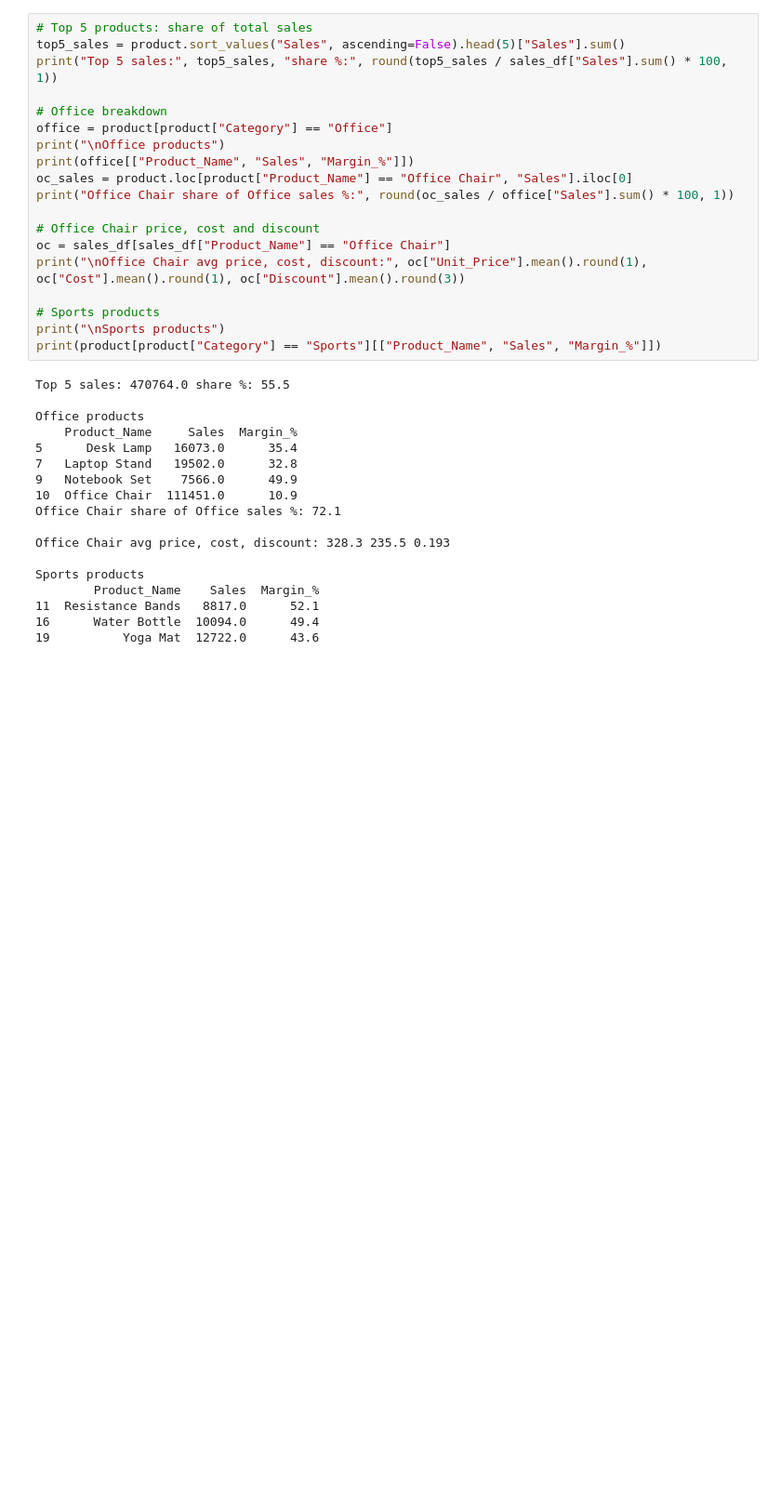
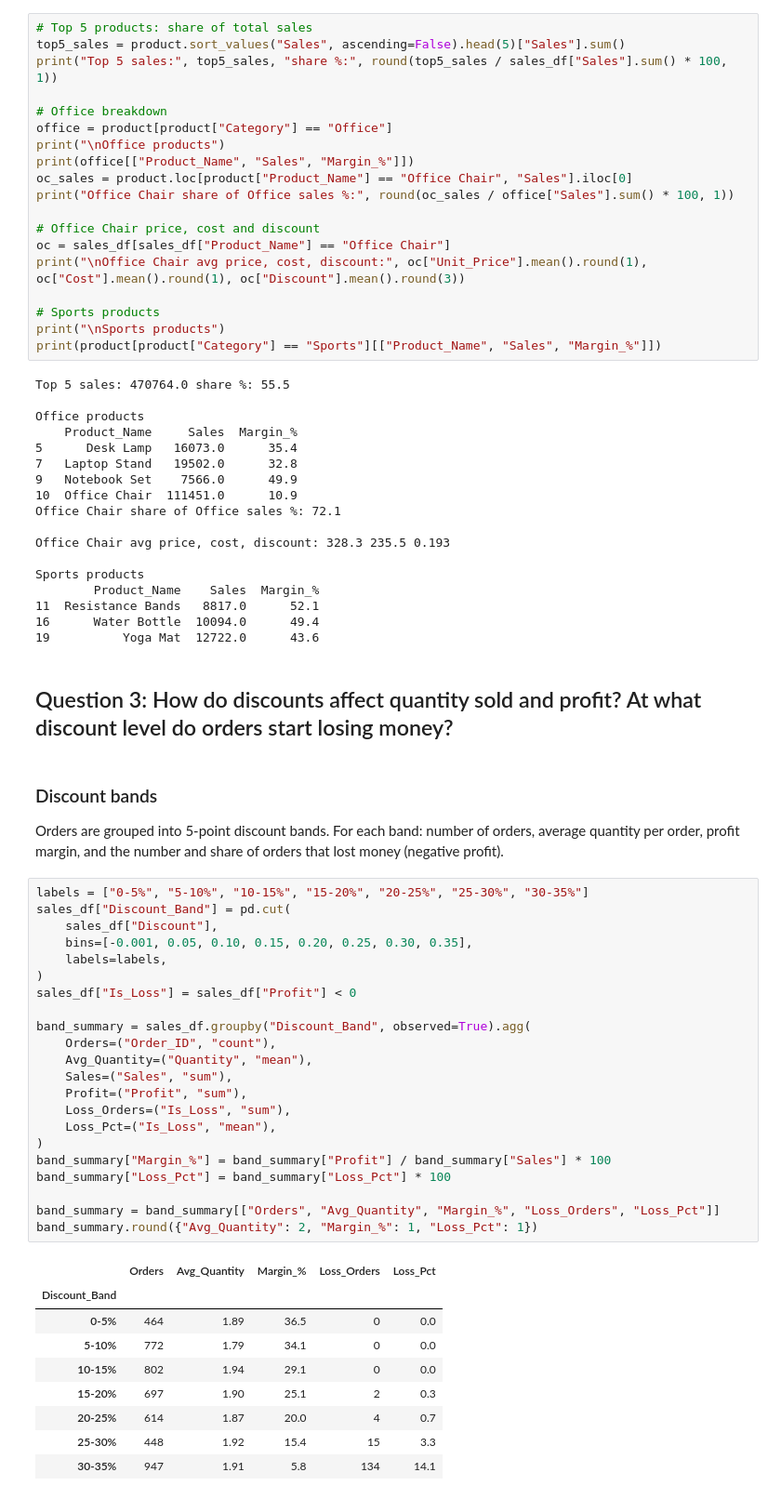
Before and after one commit to ariful3551/Ecommerce-Orders-Analysis, a Jupyter notebook: notebooks/04_business_questions.ipynb, the cells around one changed output. Shown at 93% size. Saved outputs shown, nothing was run; the diff lists cells and outputs as text; blank space fills up the shorter version.

```diff
--- a/notebooks/04_business_questions.ipynb
+++ b/notebooks/04_business_questions.ipynb
@@ -177,3 +177,40 @@ Sports products
 11  Resistance Bands   8817.0      52.1
 16      Water Bottle  10094.0      49.4
 19          Yoga Mat  12722.0      43.6
+# %% [markdown]
+## Question 3: How do discounts affect quantity sold and profit? At what discount level do orders start losing money?
+# %% [markdown]
+### Discount bands
+Orders are grouped into 5-point discount bands. For each band: number of orders, average quantity per order, profit margin, and the number and share of orders that lost money (negative profit).
+# %%
+labels = ["0-5%", "5-10%", "10-15%", "15-20%", "20-25%", "25-30%", "30-35%"]
+sales_df["Discount_Band"] = pd.cut(
+    sales_df["Discount"],
+    bins=[-0.001, 0.05, 0.10, 0.15, 0.20, 0.25, 0.30, 0.35],
+    labels=labels,
+)
+sales_df["Is_Loss"] = sales_df["Profit"] < 0
+
+band_summary = sales_df.groupby("Discount_Band", observed=True).agg(
+    Orders=("Order_ID", "count"),
+    Avg_Quantity=("Quantity", "mean"),
+    Sales=("Sales", "sum"),
+    Profit=("Profit", "sum"),
+    Loss_Orders=("Is_Loss", "sum"),
+    Loss_Pct=("Is_Loss", "mean"),
+)
+band_summary["Margin_%"] = band_summary["Profit"] / band_summary["Sales"] * 100
+band_summary["Loss_Pct"] = band_summary["Loss_Pct"] * 100
+
+band_summary = band_summary[["Orders", "Avg_Quantity", "Margin_%", "Loss_Orders", "Loss_Pct"]]
+band_summary.round({"Avg_Quantity": 2, "Margin_%": 1, "Loss_Pct": 1})
+# %% [output]
+|  | Orders | Avg_Quantity | Margin_% | Loss_Orders | Loss_Pct |
+| Discount_Band |  |  |  |  |  |
+| 0-5% | 464 | 1.89 | 36.5 | 0 | 0.0 |
+| 5-10% | 772 | 1.79 | 34.1 | 0 | 0.0 |
+| 10-15% | 802 | 1.94 | 29.1 | 0 | 0.0 |
+| 15-20% | 697 | 1.90 | 25.1 | 2 | 0.3 |
+| 20-25% | 614 | 1.87 | 20.0 | 4 | 0.7 |
+| 25-30% | 448 | 1.92 | 15.4 | 15 | 3.3 |
+| 30-35% | 947 | 1.91 | 5.8 | 134 | 14.1 |
```
Also changed, not shown: parts of 6 cells of this notebook.
